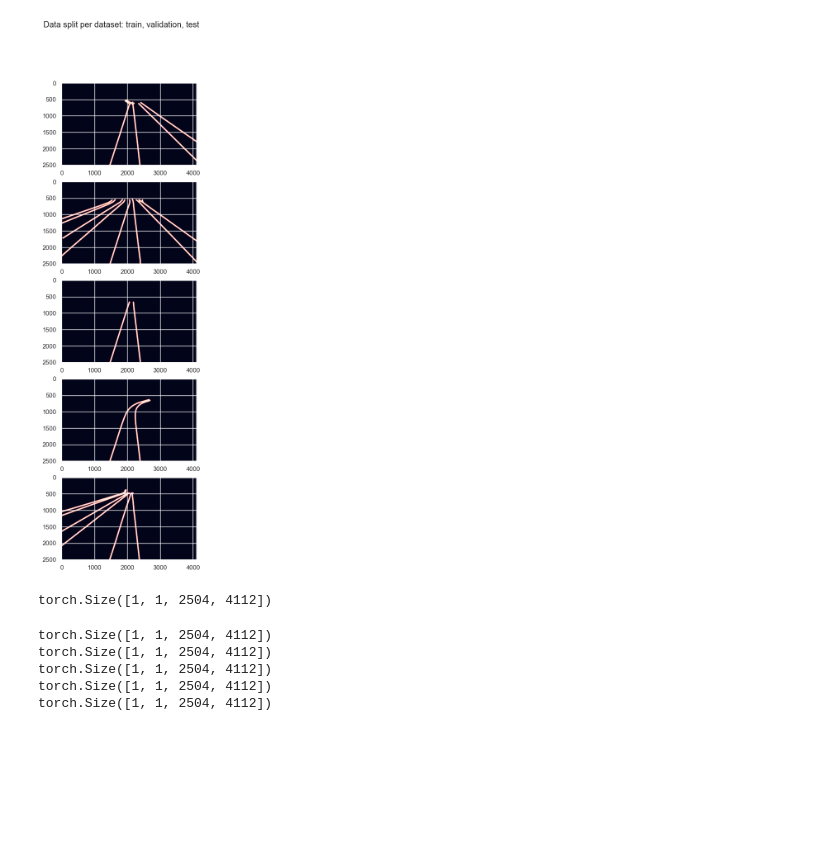
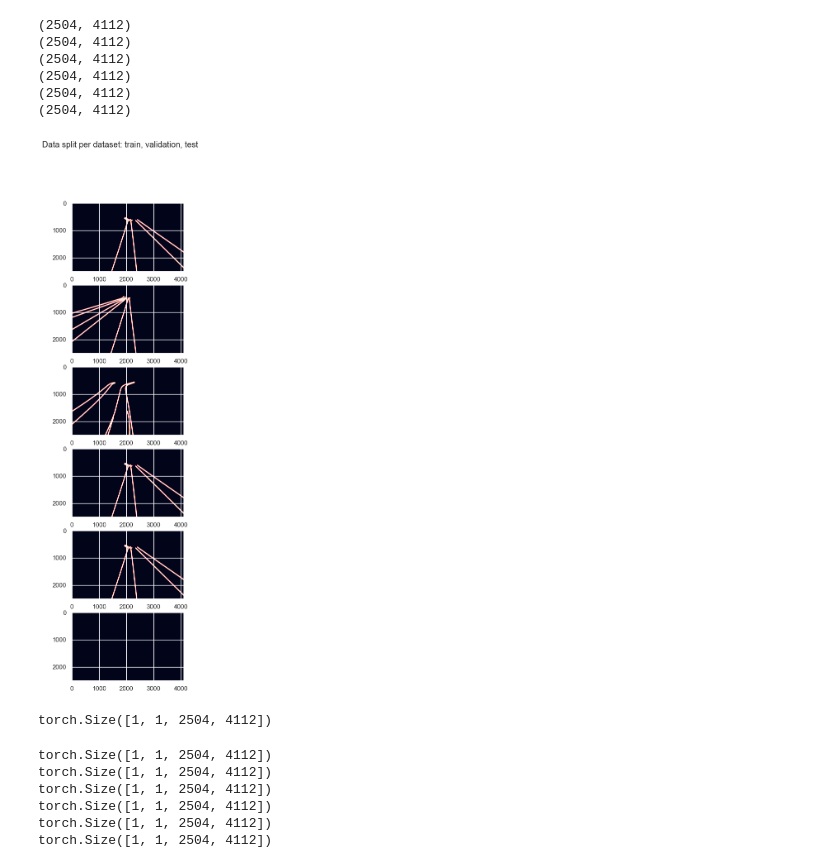
Before and after one commit to clewfirstspockonehanded/rail_detection_preparation, a Jupyter notebook: test_metrics.ipynb, the cells around one changed output. Saved outputs shown, nothing was run; the diff lists cells and outputs as text; code cells hidden in the pictures; blank space fills up the shorter version.

```diff
--- a/test_metrics.ipynb
+++ b/test_metrics.ipynb
@@ -14,18 +15,8 @@ from utils import generate_mask
 df = pd.read_json(max(glob("./dataframe_dumps/df_eda_*"), key=os.path.getmtime))
 df = df[df["sensor"] == "rgb_highres_center"]
 # %%
-pred = df.sample(1)
+target = df.sample(1)
 
-target = []
+pred = []
 for i in range(5):
-    target.append(df.sample(1))
+    pred.append(df.sample(1))
-# %%
-pred_mask = cv2.cvtColor(generate_mask(df, pred.path.values[0]), cv2.COLOR_BGR2GRAY)
-target_mask = []
-
-for i in range(len(target)):
-    target_mask.append(
-        cv2.cvtColor(generate_mask(df, target[i].path.values[0]), cv2.COLOR_BGR2GRAY)
-    )
-
-plt.imshow(pred_mask)
@@ -34,0 +23,15 @@ plt.imshow(pred_mask)
+# %%
+target_mask = (
+    cv2.cvtColor(generate_mask(df, target.path.values[0]), cv2.COLOR_BGR2GRAY) / 255
+)
+pred_mask = []
+
+for i in range(len(pred)):
+    pred_mask.append(
+        cv2.cvtColor(generate_mask(df, pred[i].path.values[0]), cv2.COLOR_BGR2GRAY)
+        / 255
+    )
+
+pred_mask.append(np.zeros_like(target_mask).astype(np.float32))
+
+plt.imshow(target_mask)
@@ -35,33 +41,41 @@ plt.imshow(pred_mask)
 # %%
 sns.set(rc={"figure.figsize": (15, 15)})
 
-fig, ax = plt.subplots(len(target_mask))
+fig, ax = plt.subplots(len(pred_mask))
 fig.suptitle("Data split per dataset: train, validation, test")
 
-for i in range(len(target_mask)):
-    ax[i].imshow(target_mask[i])
+for i in range(len(pred_mask)):
+    print(pred_mask[i].shape)
+    ax[i].imshow(pred_mask[i])
 # %% [output]
+(2504, 4112)
+(2504, 4112)
+(2504, 4112)
+(2504, 4112)
+(2504, 4112)
+(2504, 4112)
-[figure, old version]
+[figure, new version]
 # %%
 transform = transforms.Compose([transforms.ToTensor()])
-# %%
-pred_tensor = transform(pred_mask)
-pred_tensor = pred_tensor[None, :]
-pred_tensor.shape
-# %% [output]
-torch.Size([1, 1, 2504, 4112])
+# %%
+target_tensor = transform(target_mask)
+target_tensor = target_tensor[None, :]
+target_tensor.shape
+# %% [output]
+torch.Size([1, 1, 2504, 4112])
 # %%
-target_tensor = []
-for i in range(len(target_mask)):
-    tmp = transform(target_mask[i])
-    target_tensor.append(tmp[None, :])
-    print(target_tensor[-1].shape)
+pred_tensor = []
+for i in range(len(pred_mask)):
+    tmp = transform(pred_mask[i])
+    pred_tensor.append(tmp[None, :])
+    print(pred_tensor[-1].shape)
 # %% [output]
 torch.Size([1, 1, 2504, 4112])
 torch.Size([1, 1, 2504, 4112])
 torch.Size([1, 1, 2504, 4112])
 torch.Size([1, 1, 2504, 4112])
 torch.Size([1, 1, 2504, 4112])
+torch.Size([1, 1, 2504, 4112])
 # %%
 bm = BinaryMetrics()
 # %%
```
Also changed, not shown: parts of 4 cells of this notebook, 1 other file.
